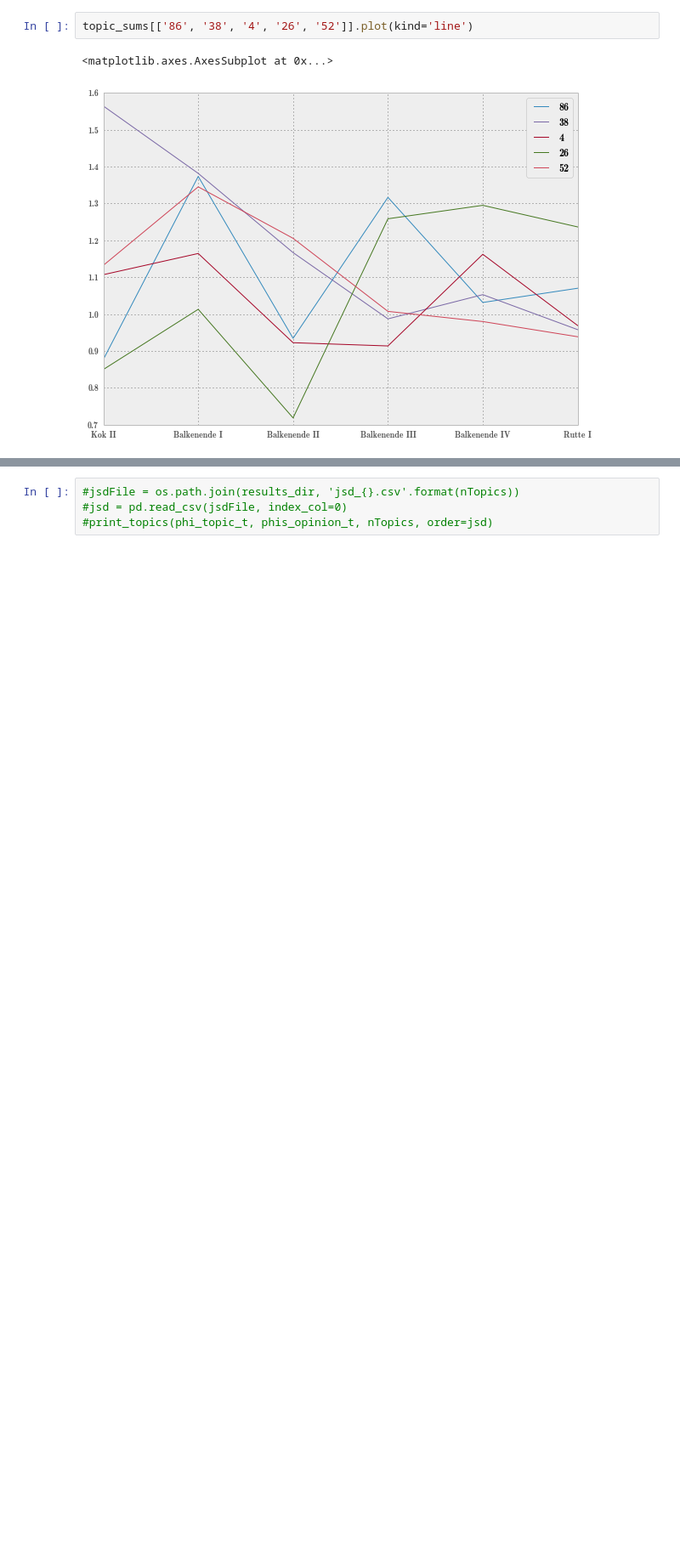
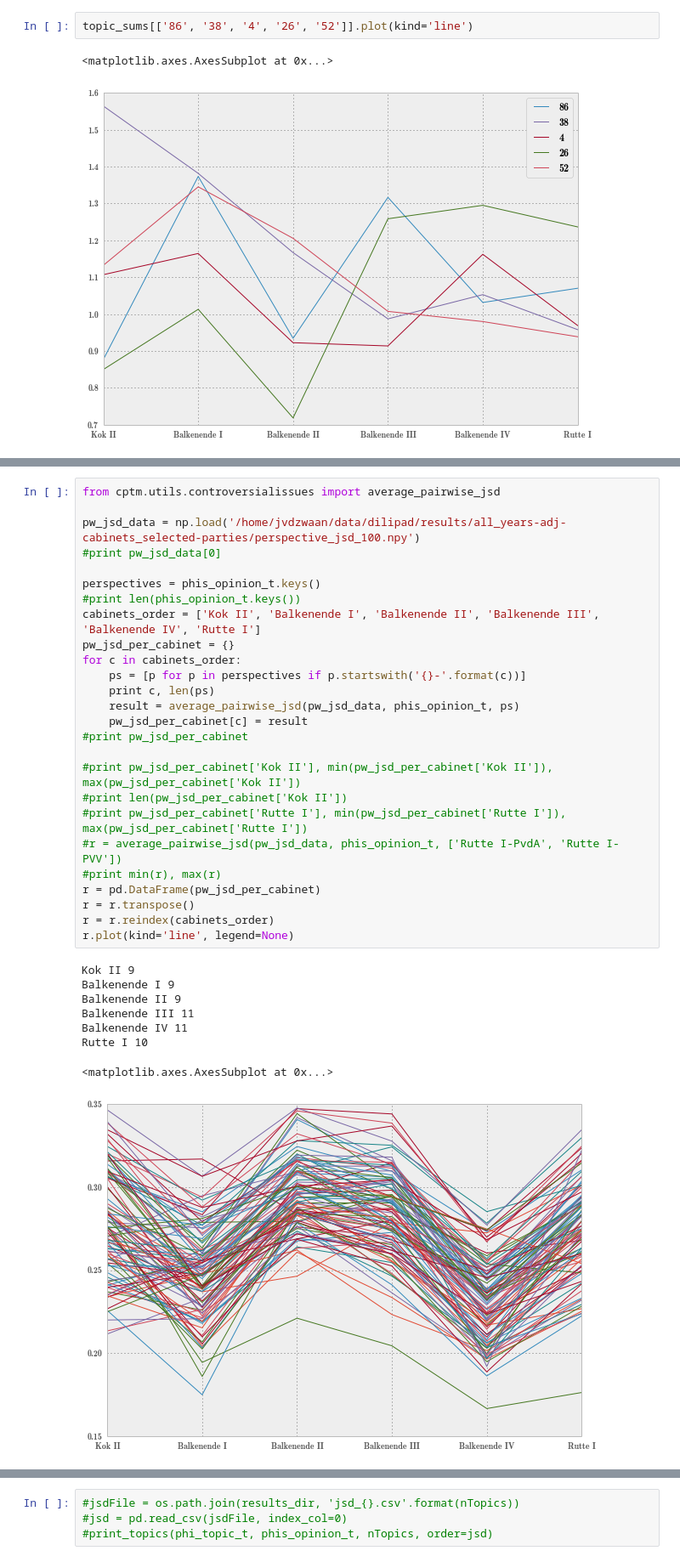
Before and after one commit to jvdzwaan/dilipad, a Jupyter notebook: results/all_years-adj-cabinets_selected-parties.ipynb, the cells around one changed output, grey strips where cells are left out. Shown at 85% size. Saved outputs shown, nothing was run; the diff lists cells and outputs as text; blank space fills up the shorter version.

Commit message:
Add results for average pairwise jsd between parties per cabinet

```diff
--- a/results/all_years-adj-cabinets_selected-parties.ipynb
+++ b/results/all_years-adj-cabinets_selected-parties.ipynb
@@ -365,0 +368,35 @@ topic_sums[['86', '38', '4', '26', '52']].plot(kind='line')
+# %%
+from cptm.utils.controversialissues import average_pairwise_jsd
+
+pw_jsd_data = np.load('/home/jvdzwaan/data/dilipad/results/all_years-adj-cabinets_selected-parties/perspective_jsd_100.npy')
+#print pw_jsd_data[0]
+
+perspectives = phis_opinion_t.keys()
+#print len(phis_opinion_t.keys())
+cabinets_order = ['Kok II', 'Balkenende I', 'Balkenende II', 'Balkenende III', 'Balkenende IV', 'Rutte I']
+pw_jsd_per_cabinet = {}
+for c in cabinets_order:
+    ps = [p for p in perspectives if p.startswith('{}-'.format(c))]
+    print c, len(ps)
+    result = average_pairwise_jsd(pw_jsd_data, phis_opinion_t, ps)
+    pw_jsd_per_cabinet[c] = result
+#print pw_jsd_per_cabinet
+
+#print pw_jsd_per_cabinet['Kok II'], min(pw_jsd_per_cabinet['Kok II']), max(pw_jsd_per_cabinet['Kok II'])
+#print len(pw_jsd_per_cabinet['Kok II'])
+#print pw_jsd_per_cabinet['Rutte I'], min(pw_jsd_per_cabinet['Rutte I']), max(pw_jsd_per_cabinet['Rutte I'])
+#r = average_pairwise_jsd(pw_jsd_data, phis_opinion_t, ['Rutte I-PvdA', 'Rutte I-PVV'])
+#print min(r), max(r)
+r = pd.DataFrame(pw_jsd_per_cabinet)
+r = r.transpose()
+r = r.reindex(cabinets_order)
+r.plot(kind='line', legend=None)
+# %% [output]
+Kok II 9
+Balkenende I 9
+Balkenende II 9
+Balkenende III 11
+Balkenende IV 11
+Rutte I 10
+<matplotlib.axes.AxesSubplot at 0x...>
+[figure, added]
```
Also changed, not shown: parts of 12 cells of this notebook.
